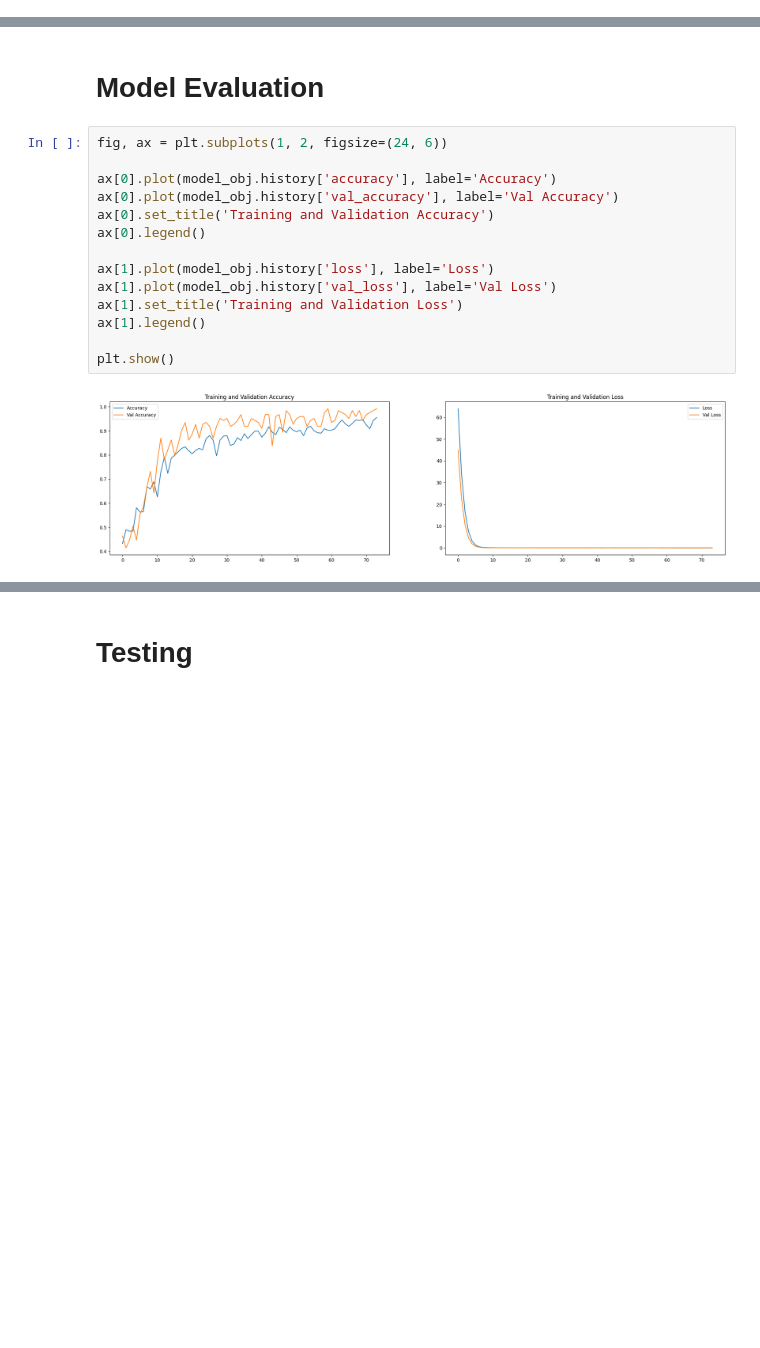
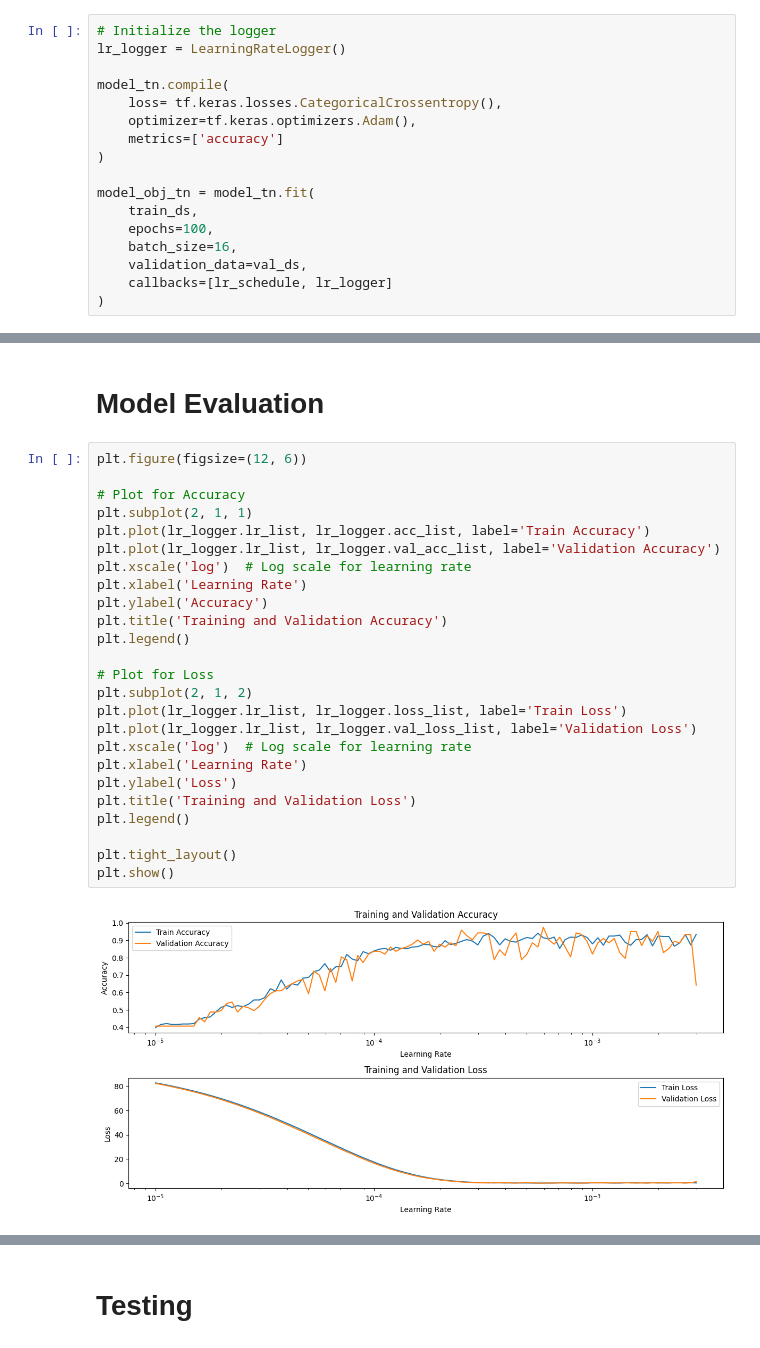
Before and after one commit to Vizia-Project/eye-infection-detection, a Jupyter notebook: eye-infection.ipynb, the cells around one changed output, grey strips where cells are left out. Cells and saved outputs as stored; diff of their text form; blank space fills up the shorter version.

```diff
--- a/eye-infection.ipynb
+++ b/eye-infection.ipynb
@@ -249,0 +307,17 @@ Epoch 100/100
+# %%
+# Initialize the logger
+lr_logger = LearningRateLogger()
+
+model_tn.compile(
+    loss= tf.keras.losses.CategoricalCrossentropy(),
+    optimizer=tf.keras.optimizers.Adam(),
+    metrics=['accuracy']
+)
+
+model_obj_tn = model_tn.fit(
+    train_ds,
+    epochs=100,
+    batch_size=16,
+    validation_data=val_ds,
+    callbacks=[lr_schedule, lr_logger]
+)
@@ -292,18 +384,29 @@ for i in range(5):
 # %% [markdown]
 # Model Evaluation
-# %%
-fig, ax = plt.subplots(1, 2, figsize=(24, 6))
-
-ax[0].plot(model_obj.history['accuracy'], label='Accuracy')
-ax[0].plot(model_obj.history['val_accuracy'], label='Val Accuracy')
-ax[0].set_title('Training and Validation Accuracy')
-ax[0].legend()
-
-ax[1].plot(model_obj.history['loss'], label='Loss')
-ax[1].plot(model_obj.history['val_loss'], label='Val Loss')
-ax[1].set_title('Training and Validation Loss')
-ax[1].legend()
-
-plt.show()
-# %% [output]
-[figure, removed]
+# %%
+plt.figure(figsize=(12, 6))
+
+# Plot for Accuracy
+plt.subplot(2, 1, 1)
+plt.plot(lr_logger.lr_list, lr_logger.acc_list, label='Train Accuracy')
+plt.plot(lr_logger.lr_list, lr_logger.val_acc_list, label='Validation Accuracy')
+plt.xscale('log')  # Log scale for learning rate
+plt.xlabel('Learning Rate')
+plt.ylabel('Accuracy')
+plt.title('Training and Validation Accuracy')
+plt.legend()
+
+# Plot for Loss
+plt.subplot(2, 1, 2)
+plt.plot(lr_logger.lr_list, lr_logger.loss_list, label='Train Loss')
+plt.plot(lr_logger.lr_list, lr_logger.val_loss_list, label='Validation Loss')
+plt.xscale('log')  # Log scale for learning rate
+plt.xlabel('Learning Rate')
+plt.ylabel('Loss')
+plt.title('Training and Validation Loss')
+plt.legend()
+
+plt.tight_layout()
+plt.show()
+# %% [output]
+[figure, added]
```
Also changed, not shown: parts of 13 cells of this notebook.
